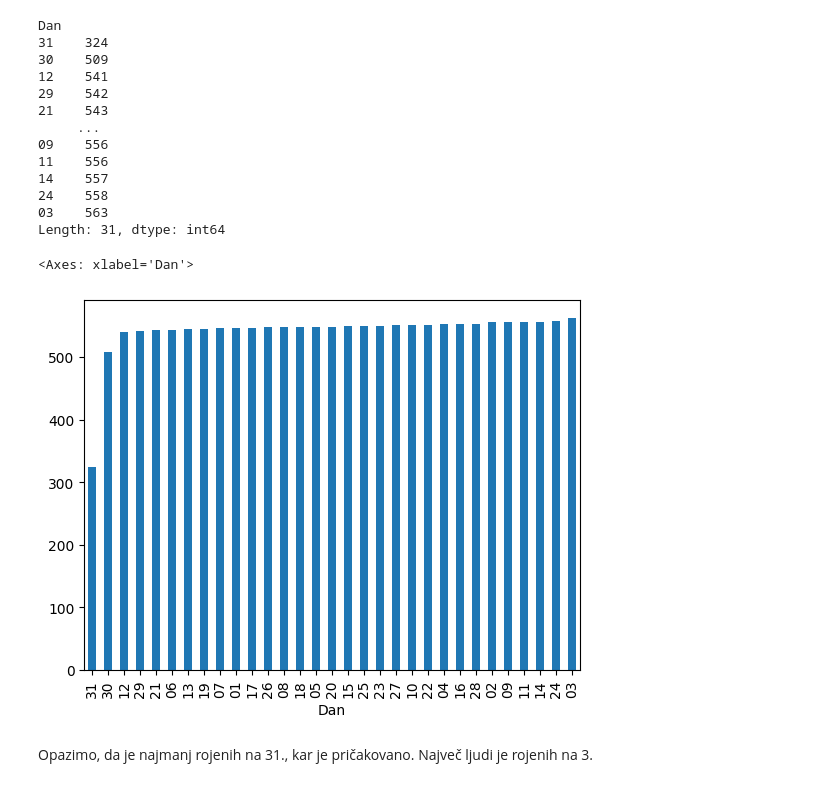
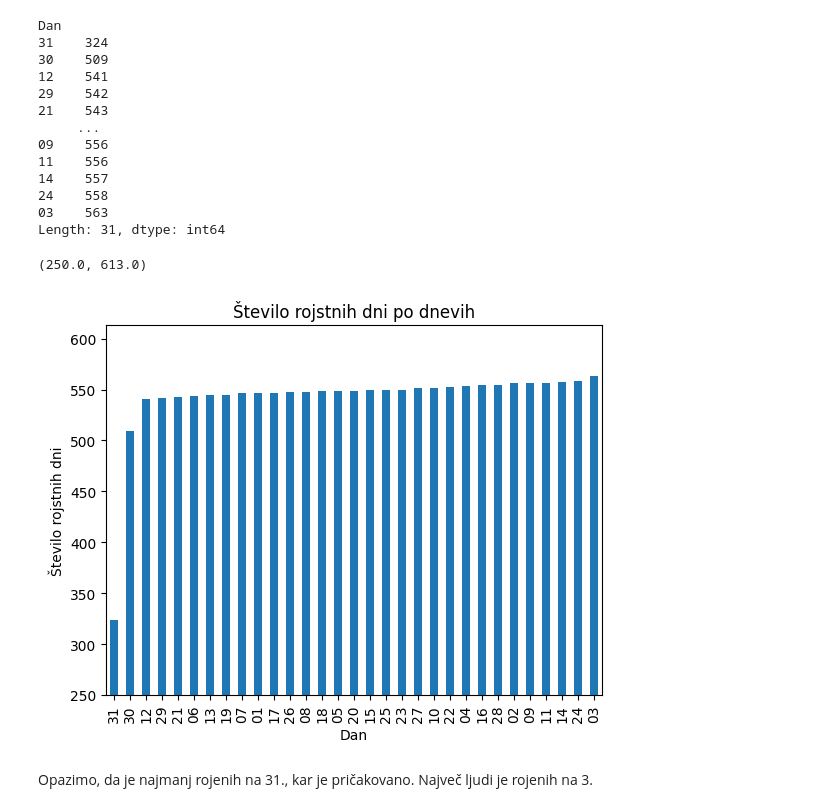
Before and after one commit to JasminaMazej/Projektna-naloga, a Jupyter notebook: analiza.ipynb, the cells around one changed output. Drawn from its saved outputs; the diff is of its cells as text; code cells hidden in the pictures.

```diff
--- a/analiza.ipynb
+++ b/analiza.ipynb
@@ -263,8 +271,11 @@ Dan
 Length: 31, dtype: int64
 # %%
 po_dnevih.plot.bar()
+plt.ylabel('Število rojstnih dni')
+plt.title('Število rojstnih dni po dnevih')
+plt.ylim(250, max(po_dnevih) + 50)
 # %% [output]
-<Axes: xlabel='Dan'>
+(250.0, 613.0)
-[figure, old version]
+[figure, new version]
 # %% [markdown]
 Opazimo, da je najmanj rojenih na 31., kar je pričakovano. Največ ljudi je rojenih na 3.
```
Also changed, not shown: parts of 5 cells of this notebook, 2 other files.
